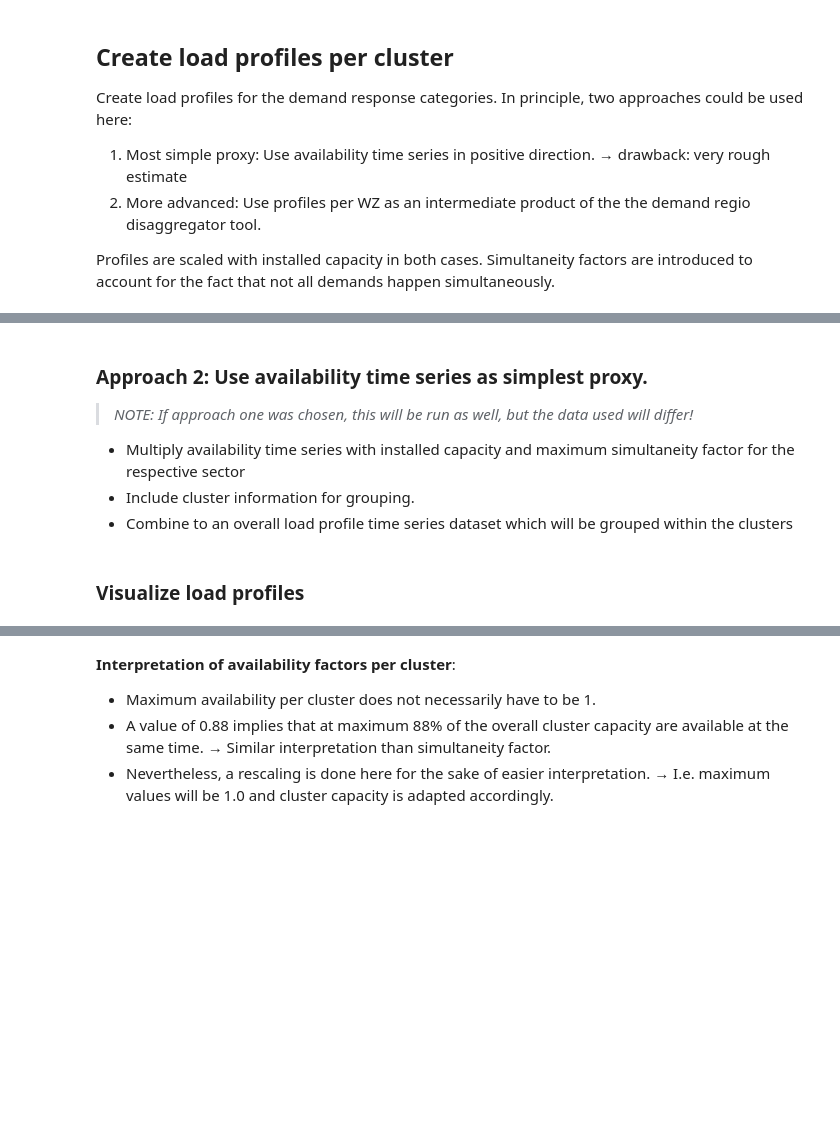
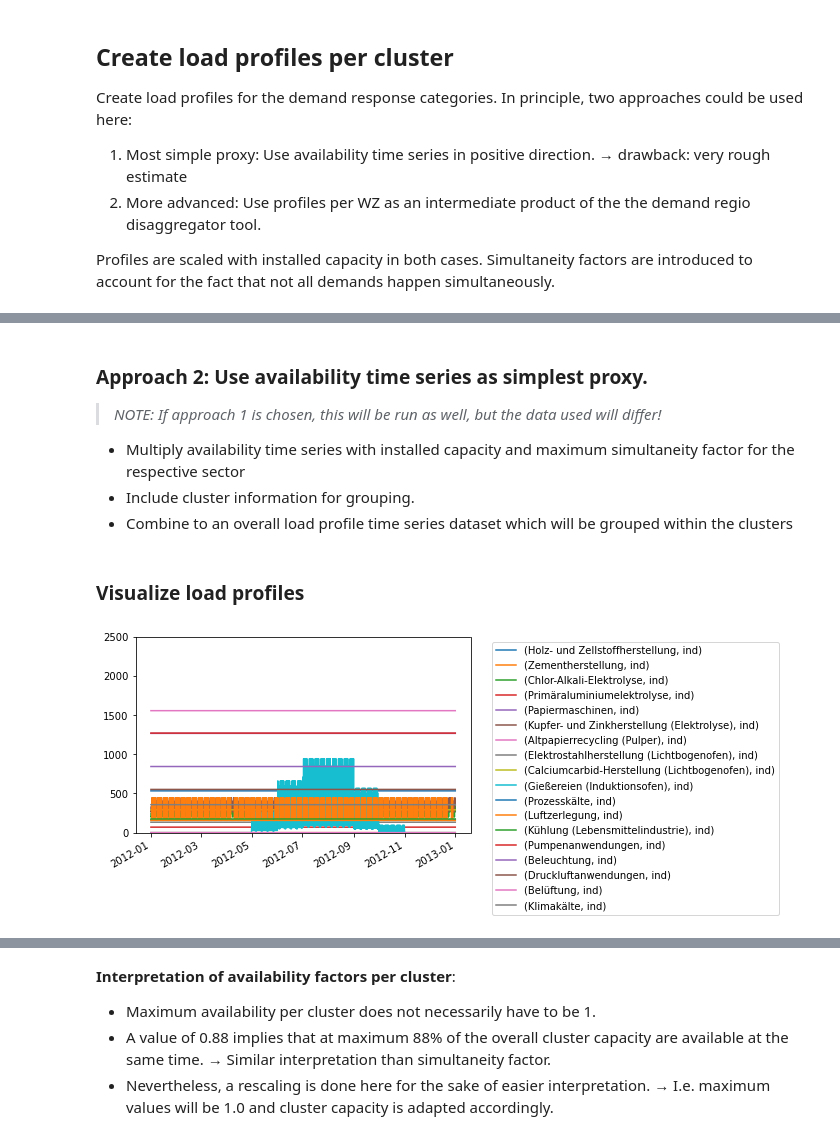
Before and after one commit to jokochems/DR_Potentials, a Jupyter notebook: DR_potential_clustering.ipynb, the cells around one changed output, grey strips where cells are left out. Cells and saved outputs as stored; diff of their text form; code cells hidden in the pictures; blank space fills up the shorter version.

Commit message:
Adjust creation of load profiles
TODO: Finish up / Resume with
- creation of cluster timeseries
- grouping of cluster data

```diff
--- a/DR_potential_clustering.ipynb
+++ b/DR_potential_clustering.ipynb
@@ -1497,8 +1460,0 @@ parameters_for_clustering["cluster"]
-# %%
-# Assign cluster information
-availability_ind_pos.loc["cluster"] = potential_ind_T_dict["SQ"].loc["cluster"]
-availability_ind_neg.loc["cluster"] = potential_ind_T_dict["SQ"].loc["cluster"]
-availability_tcs_pos.loc["cluster"] = potential_tcs_T_dict["SQ"].loc["cluster"]
-availability_tcs_neg.loc["cluster"] = potential_tcs_T_dict["SQ"].loc["cluster"]
-availability_hoho_pos.loc["cluster"] = potential_hoho_T_dict["SQ"].loc["cluster"]
-availability_hoho_neg.loc["cluster"] = potential_hoho_T_dict["SQ"].loc["cluster"]
@@ -1515,8 +1475,15 @@ max_simultaneity_hoho = 0.1
 # %%
 # Create a copy of availability time series
-load_profile_ind_pos = availability_ind_pos.copy()
-load_profile_tcs_pos = availability_tcs_pos.copy()
-load_profile_hoho_pos = availability_hoho_pos.copy()
+load_profile_ind = availability_ind_pos.copy()
+load_profile_tcs = availability_tcs_pos.copy()
+load_profile_hoho = availability_hoho_pos.copy()
+
+# Create a dict shortcut to access
+load_profiles_dict = {
+    "ind": load_profile_ind,
+    "tcs": load_profile_tcs,
+    "hoho": load_profile_hoho
+}
 # %% [markdown]
 ### Approach 1: Use data from the demand regio disaggregator
 * Read in normalized profiles as output from the disaggregator tool
@@ -1532,14 +1502,15 @@ if not use_ava_ts_for_profiles:
     profiles_hoho_normalized = pd.read_csv("profiles_households_normalized.csv",
                                            index_col=0, parse_dates=True)
 
-    WZ_mapping = pd.read_excel("remaining_categories_WZ_mapping.xlsx", index_col=[0, 1])
+    WZ_mapping = pd.read_csv("remaining_categories_WZ_mapping.csv",
+                             index_col=[0, 1], sep=";")
 
     profiles_ind_normalized.columns = profiles_ind_normalized.columns.astype(int)
     profiles_tcs_normalized.columns = profiles_tcs_normalized.columns.astype(int)
     profiles_hoho_normalized.columns = profiles_hoho_normalized.columns.astype(int)
 
     # Prepare WZ mapping
-    WZ_mapping.index.names = ["Prozess", "help_sector"]
+    WZ_mapping.index.names = ["Prozesskategorie", "help_sector"]
     WZ_mapping["sector"] = np.where(WZ_mapping.index.get_level_values(1) == "tcs+hoho", "hoho",
                                     WZ_mapping.index.get_level_values(1))
 
@@ -1605,6 +1604,6 @@ if not use_ava_ts_for_profiles:
 # %% [markdown]
 ### Approach 2: Use availability time series as simplest proxy.
-> _NOTE: If approach one was chosen, this will be run as well, but the data used will differ!_
+> _NOTE: If approach 1 is chosen, this will be run as well, but the data used will differ!_
 * Multiply availability time series with installed capacity and maximum simultaneity factor for the respective sector
 * Include cluster information for grouping.
 * Combine to an overall load profile time series dataset which will be grouped within the clusters
@@ -1643,8 +1610,27 @@ tcs_ts_dict[("SQ","50%")].tail()
+# %%
+for year in years:
+    for col in quantile_cols:
+        for sector in load_profiles_dict.keys():
+            installed_cap_dict[(sector, year, col)] = parameters_for_clustering[
+                (parameters_for_clustering["year"] == year)
+                & (parameters_for_clustering.index.get_level_values(1) == sector)
+            ][col+"_installed_cap"]
+
+            timeseries_dict[(sector, year, col)] = pd.DataFrame(
+                index=load_profiles_dict[sector].index,
+                columns=load_profiles_dict[sector].columns
+            )
+
+            timeseries_dict[(sector, year, col)].iloc[:-1] = load_profiles_dict[sector].iloc[:-1].mul(
+                installed_cap_dict[(sector, year, col)]).mul(max_simultaneity[sector])
+            timeseries_dict[(sector, year, col)].loc["cluster"] = load_profiles_dict[sector].loc["cluster"]
 # %% [markdown]
 ### Visualize load profiles
 # %%
-ind_ts_dict[("SQ", "50%")].iloc[:-1].plot()
+timeseries_dict[("ind", "SQ", "50%")].iloc[:-1].plot()
 plt.ylim([0,2500])
 plt.legend(bbox_to_anchor=(1.05, 1))
 plt.show()
+# %% [output]
+[figure, added]
 # %%
```
Also changed, not shown: parts of 23 cells of this notebook, 1 other file.
